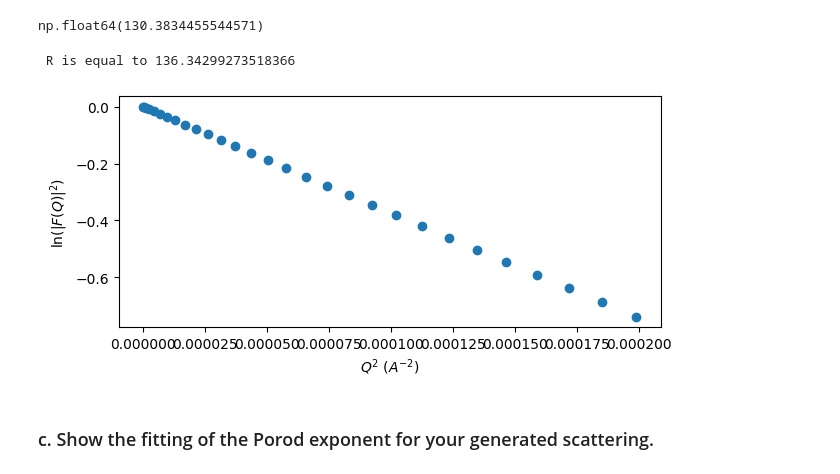
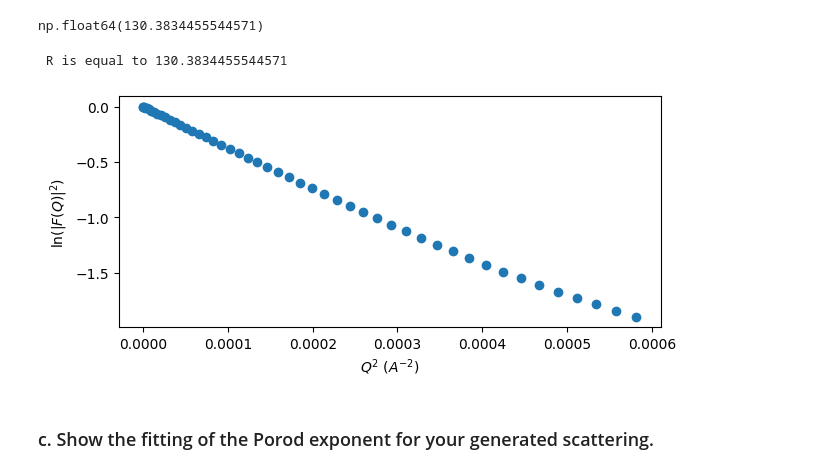
Before and after one commit to blajiness/CHE_7530-Assignments, a Jupyter notebook: Assignment4.ipynb, the cells around one changed output. Drawn from its saved outputs; the diff is of its cells as text; code cells hidden in the pictures.

```diff
--- a/Assignment4.ipynb
+++ b/Assignment4.ipynb
@@ -521,19 +518,19 @@ R
 # %% [output]
 np.float64(130.3834455544571)
 # %%
-linear_indices = np.where(q2 < 0.0002)
+linear_indices = np.where(q2 < 0.0006)
 linear_q2 = q2[linear_indices]
 linear_lnI = lnI[linear_indices]
 fig, ax = plt.subplots(figsize=(7,3))
 ax.plot(linear_q2,linear_lnI,'o')
 ax.set_xlabel('$Q^{2}~(A^{-2})$'); ax.set_ylabel('ln($|F(Q)|^{2}$)')
 lin_result = stats.linregress(linear_q2,linear_lnI)
 lin_result
 slope = lin_result[0]
 R = np.sqrt(-5 * slope)
 print(f' R is equal to {R}')
 # %% [output]
- R is equal to 136.34299273518366
+ R is equal to 130.3834455544571
-[figure, old version]
+[figure, new version]
 # %% [markdown]
 ### c. Show the fitting of the Porod exponent for your generated scattering.
```
Also changed, not shown: parts of 26 cells of this notebook.
